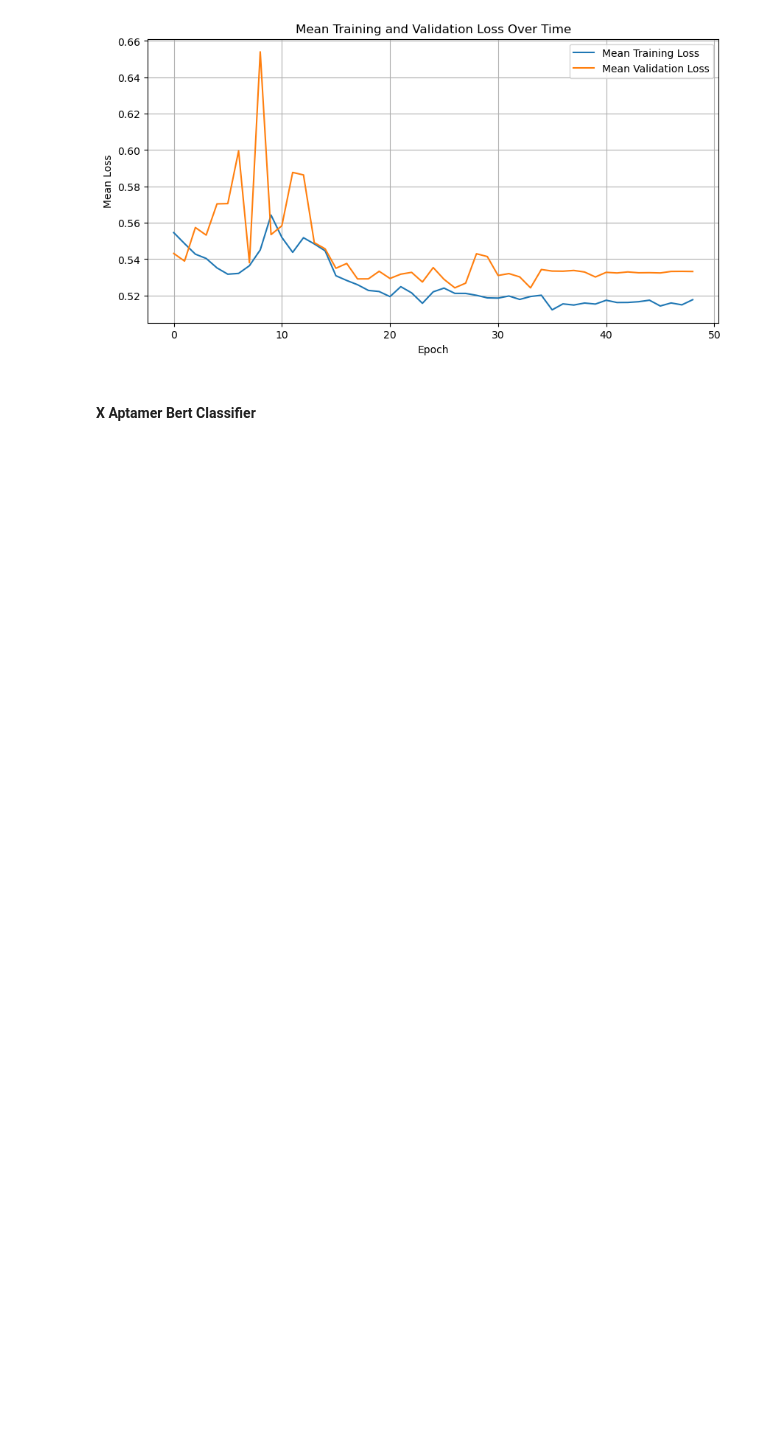
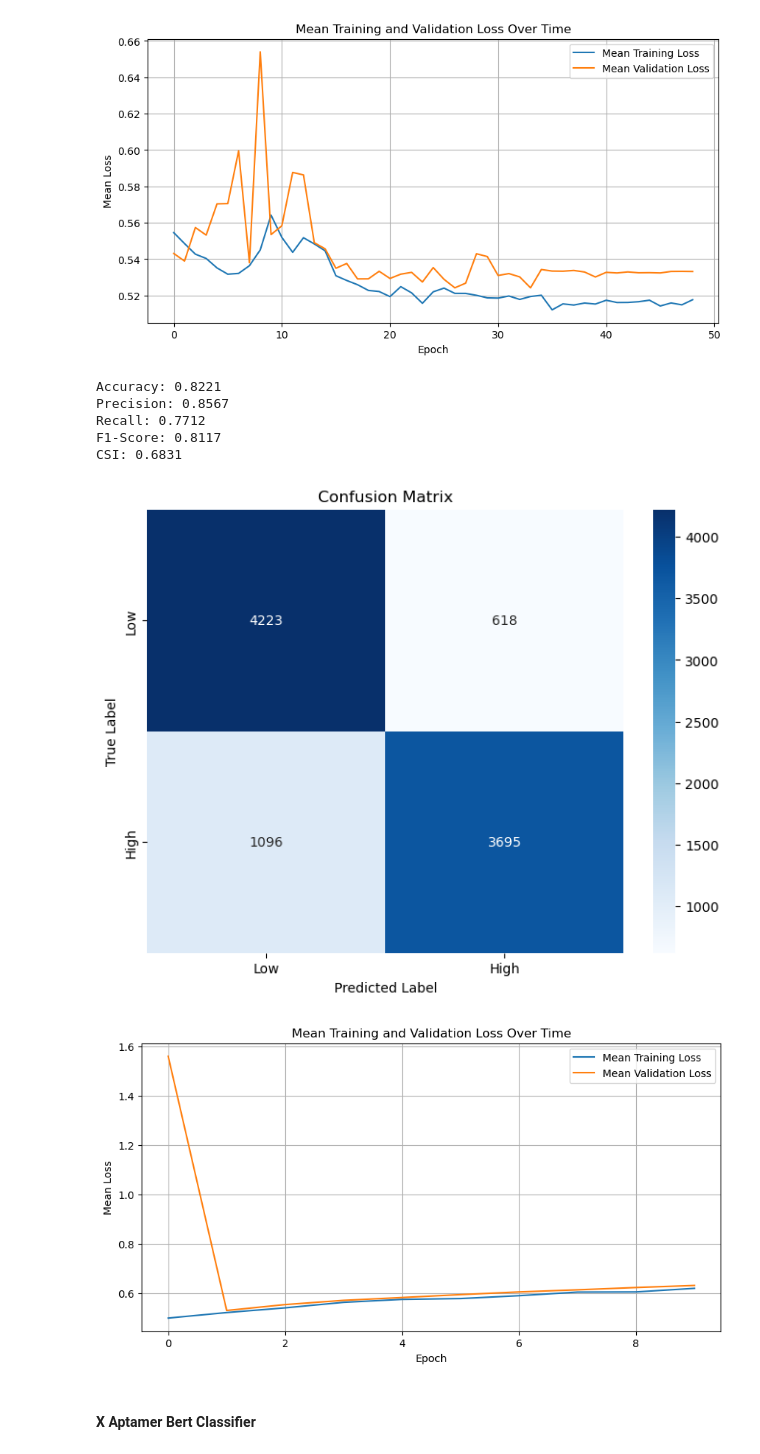
Before and after one commit to mlsample/aptamer_transformer, a Jupyter notebook: notebooks/metric_analysis.ipynb, the cells around one changed output. Cells and saved outputs as stored; diff of their text form; code cells hidden in the pictures; blank space fills up the shorter version.

```diff
--- a/notebooks/metric_analysis.ipynb
+++ b/notebooks/metric_analysis.ipynb
@@ -227,6 +261,26 @@ F1-Score: 0.6589
 CSI: 0.4913
 [figure]
 [figure]
+# %%
+cfg = read_cfg('../aptamer_transformer/config.yaml')
+y_true_list, y_pred_list =load_test_predictions(filename=f'{cfg["results_path"]}/test_predictions.pkl')
+
+
+y_true_flat = np.concatenate(y_true_list)
+
+y_pred_flat = np.concatenate([vals.cpu().squeeze() for vals in y_pred_list])
+
+plot_classification_metrics(y_true_flat, y_pred_flat, class_names=['Low', 'High'])
+
+plot_mean_loss(cfg)
+# %% [output]
+Accuracy: 0.8221
+Precision: 0.8567
+Recall: 0.7712
+F1-Score: 0.8117
+CSI: 0.6831
+[figure, added]
+[figure, added]
 # %% [markdown]
 #### X Aptamer Bert Classifier
 # %%
```
Also changed, not shown: parts of 18 cells of this notebook, 17 other files.
